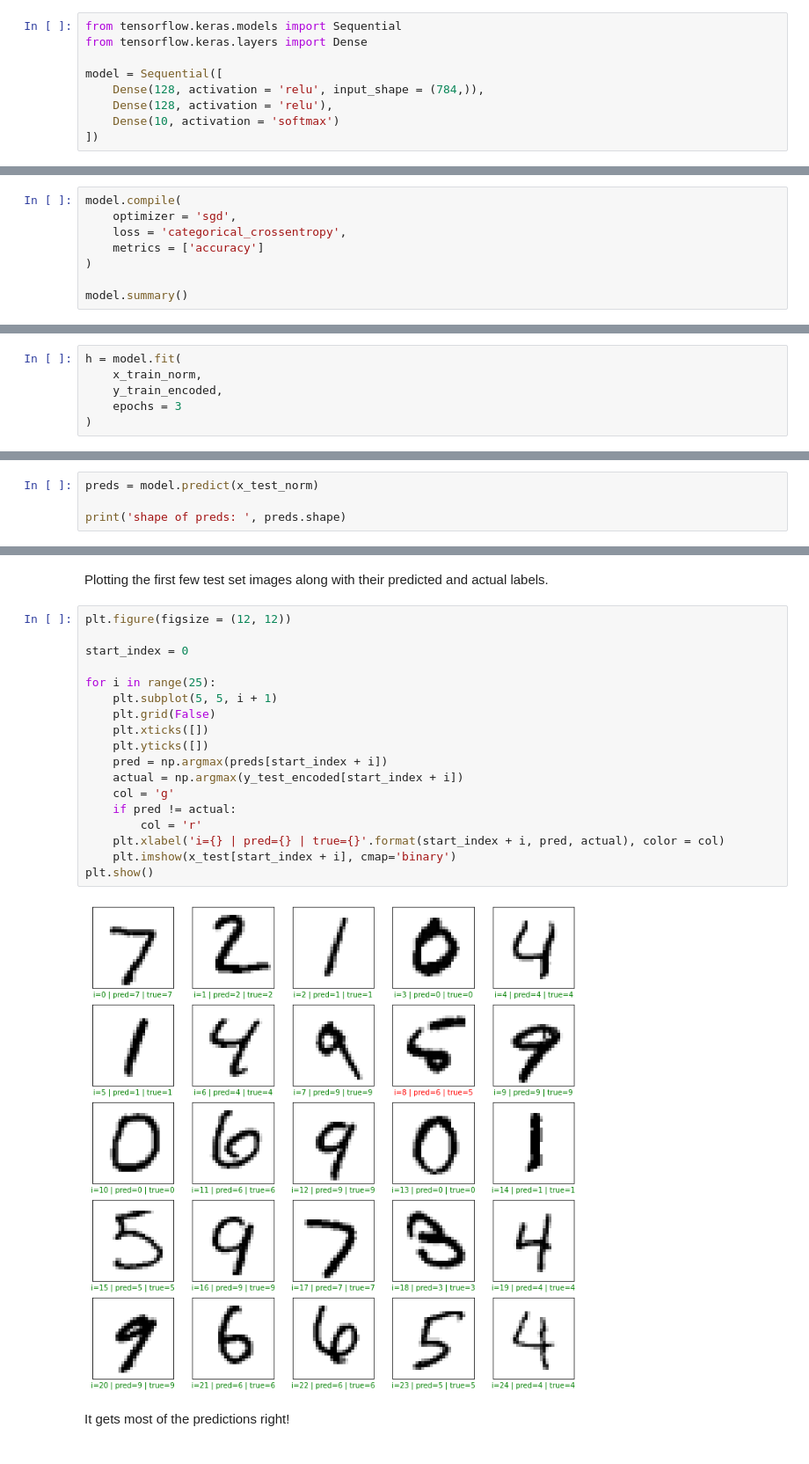
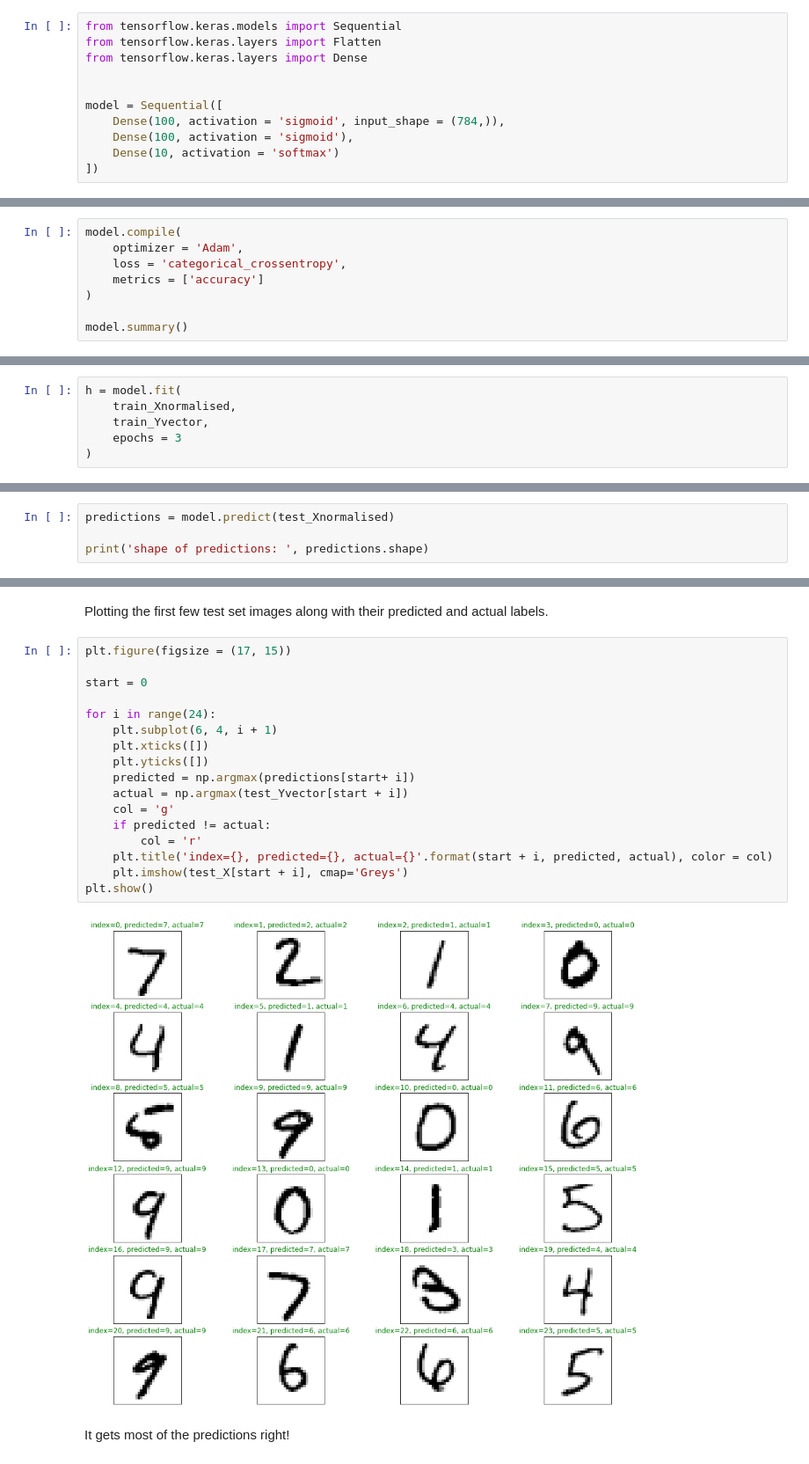
Before and after one commit to shubhkamble26/Handwritten-Digit-Recognition-using-Neural-Network, a Jupyter notebook: Handwritten_Digit_Recognition_using_Neural_Neatwork.ipynb, the cells around one changed output, grey strips where cells are left out. Shown: that part at 88% size. Cells and saved outputs as stored; diff of their text form.

```diff
--- a/Handwritten_Digit_Recognition_using_Neural_Neatwork.ipynb
+++ b/Handwritten_Digit_Recognition_using_Neural_Neatwork.ipynb
@@ -143,11 +140,13 @@ print(set(x_train_norm[0]))
 Use a Sequential class defined in Keras to create our model. All the layers are going to be Dense layers. This means, like our examples above, all the nodes of a layer would be connected to all the nodes of the preceding layer i.e. densely connected.
 # %%
 from tensorflow.keras.models import Sequential
+from tensorflow.keras.layers import Flatten
 from tensorflow.keras.layers import Dense
 
+
 model = Sequential([
-    Dense(128, activation = 'relu', input_shape = (784,)),
-    Dense(128, activation = 'relu'),
+    Dense(100, activation = 'sigmoid', input_shape = (784,)),
+    Dense(100, activation = 'sigmoid'),
     Dense(10, activation = 'softmax')
 ])
 # %% [markdown]
@@ -160,7 +159,7 @@ Use stochastic gradient descent algorithm in order to optimize the weights and b
 This loss needs to be minimised in order to have a higher model accuracy. Optimasation algorithm minimises the loss during model training.Use *categorical cross entropy* as optimisation function.
 # %%
 model.compile(
-    optimizer = 'sgd',
+    optimizer = 'Adam',
     loss = 'categorical_crossentropy',
     metrics = ['accuracy']
 )
@@ -187,8 +186,8 @@ _________________________________________________________________
 Train the model for 3 epochs.
 # %%
 h = model.fit(
-    x_train_norm,
-    y_train_encoded,
+    train_Xnormalised,
+    train_Yvector,
     epochs = 3
 )
 # %% [output]
@@ -210,7 +209,7 @@ test set accuracy:  95.99000215530396
 # %% [markdown]
 # Predictions
 # %%
-preds = model.predict(x_test_norm)
+predictions = model.predict(test_Xnormalised)
 
-print('shape of preds: ', preds.shape)
+print('shape of predictions: ', predictions.shape)
 # %% [output]
@@ -218,25 +217,24 @@ shape of preds:  (10000, 10)
 # %% [markdown]
 Plotting the first few test set images along with their predicted and actual labels.
 # %%
-plt.figure(figsize = (12, 12))
+plt.figure(figsize = (17, 15))
 
-start_index = 0
+start = 0
 
-for i in range(25):
-    plt.subplot(5, 5, i + 1)
-    plt.grid(False)
+for i in range(24):
+    plt.subplot(6, 4, i + 1)
     plt.xticks([])
     plt.yticks([])
-    pred = np.argmax(preds[start_index + i])
-    actual = np.argmax(y_test_encoded[start_index + i])
+    predicted = np.argmax(predictions[start+ i])
+    actual = np.argmax(test_Yvector[start + i])
     col = 'g'
-    if pred != actual:
+    if predicted != actual:
         col = 'r'
-    plt.xlabel('i={} | pred={} | true={}'.format(start_index + i, pred, actual), color = col)
-    plt.imshow(x_test[start_index + i], cmap='binary')
+    plt.title('index={}, predicted={}, actual={}'.format(start + i, predicted, actual), color = col)
+    plt.imshow(test_X[start + i], cmap='Greys')
 plt.show()
 # %% [output]
-[figure, old version]
+[figure, new version]
 # %% [markdown]
 
 It gets most of the predictions right!
```
Also changed, not shown: parts of 38 cells of this notebook.
